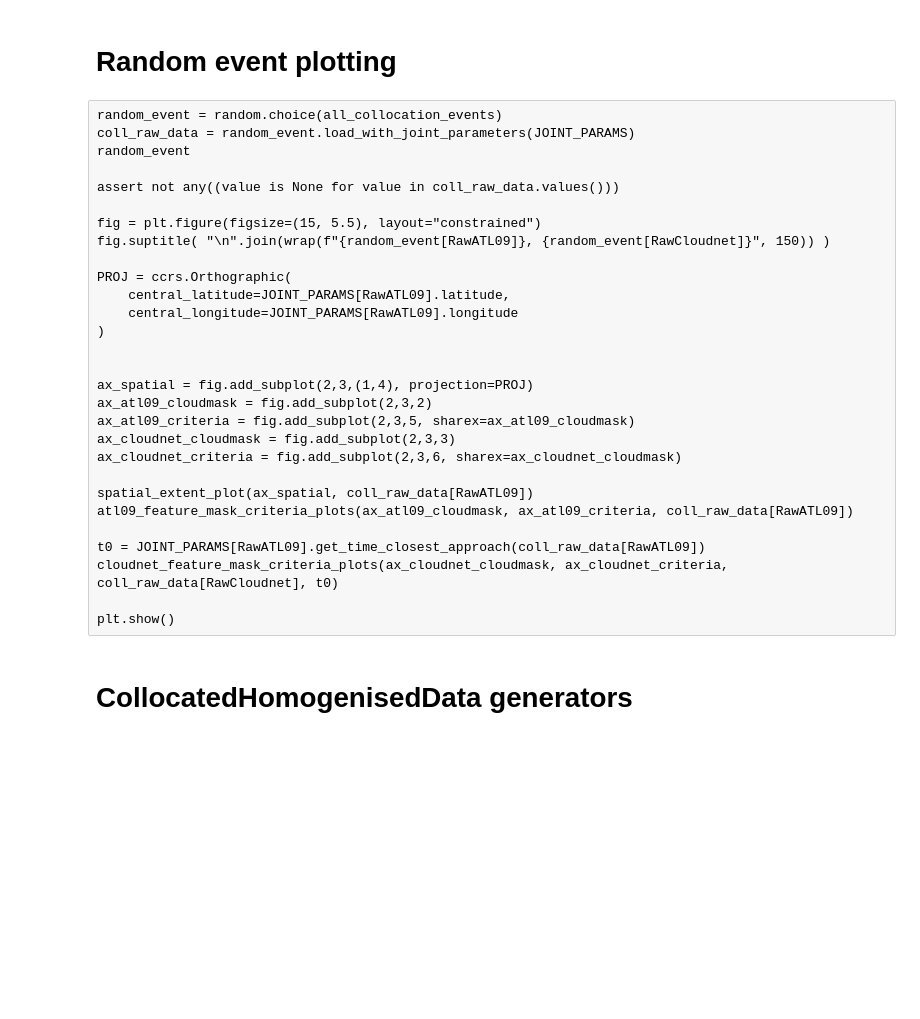
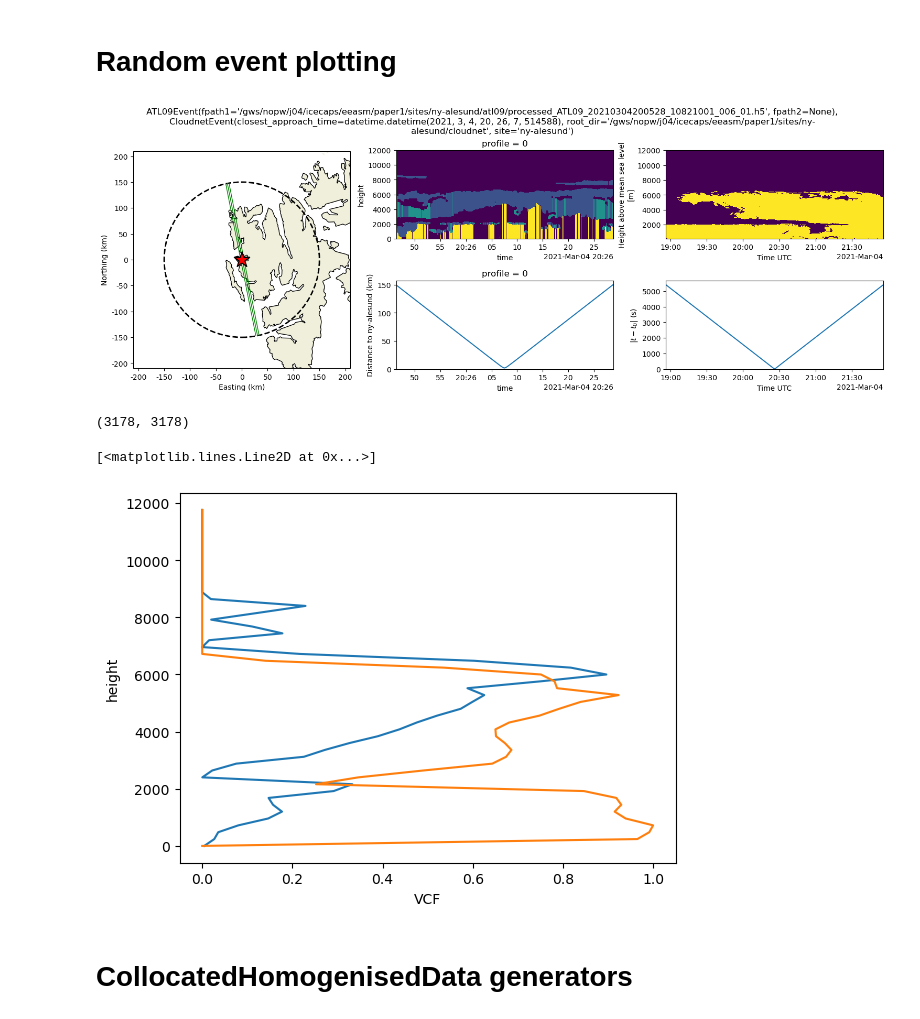
Before and after one commit to DAndrewA/sat-val-framework, a Jupyter notebook: example/local_tests/test_CollocationEventList.ipynb, the cells around one changed output. Drawn from its saved outputs; the diff is of its cells as text; code cells hidden in the pictures; blank space fills up the shorter version.

```diff
--- a/example/local_tests/test_CollocationEventList.ipynb
+++ b/example/local_tests/test_CollocationEventList.ipynb
@@ -37,7 +37,7 @@ fname_full_list
 # %% [output]
 'collocation_events_ny-alesund.pkl'
 # %%
-R_km = 75#150
+R_km = 150
 duration = dt.timedelta(hours=3)#72)
 JOINT_PARAMS = RadiusDuration({
     RawATL09: DistanceFromLocation(
@@ -166,35 +166,50 @@ def cloudnet_feature_mask_criteria_plots(ax_featuremask, ax_criteria, raw_cloudn
         ax=ax_criteria
     )
     ax_criteria.set_ylim([0, None])
-# %% [raw]
-random_event = random.choice(all_collocation_events)
-coll_raw_data = random_event.load_with_joint_parameters(JOINT_PARAMS)
-random_event
-
-assert not any((value is None for value in coll_raw_data.values()))
-
-fig = plt.figure(figsize=(15, 5.5), layout="constrained")
-fig.suptitle( "\n".join(wrap(f"{random_event[RawATL09]}, {random_event[RawCloudnet]}", 150)) )
-
-PROJ = ccrs.Orthographic(
-    central_latitude=JOINT_PARAMS[RawATL09].latitude,
-    central_longitude=JOINT_PARAMS[RawATL09].longitude
-)
-
-
-ax_spatial = fig.add_subplot(2,3,(1,4), projection=PROJ)
-ax_atl09_cloudmask = fig.add_subplot(2,3,2)
-ax_atl09_criteria = fig.add_subplot(2,3,5, sharex=ax_atl09_cloudmask)
-ax_cloudnet_cloudmask = fig.add_subplot(2,3,3)
-ax_cloudnet_criteria = fig.add_subplot(2,3,6, sharex=ax_cloudnet_cloudmask)
-
-spatial_extent_plot(ax_spatial, coll_raw_data[RawATL09])
-atl09_feature_mask_criteria_plots(ax_atl09_cloudmask, ax_atl09_criteria, coll_raw_data[RawATL09])
-
-t0 = JOINT_PARAMS[RawATL09].get_time_closest_approach(coll_raw_data[RawATL09])
-cloudnet_feature_mask_criteria_plots(ax_cloudnet_cloudmask, ax_cloudnet_criteria, coll_raw_data[RawCloudnet], t0)
-
-plt.show()
+# %%
+random_event = random.choice(all_collocation_events)
+coll_raw_data = random_event.load_with_joint_parameters(JOINT_PARAMS)
+random_event
+
+assert not any((value is None for value in coll_raw_data.values()))
+
+fig = plt.figure(figsize=(15, 5.5), layout="constrained")
+fig.suptitle( "\n".join(wrap(f"{random_event[RawATL09]}, {random_event[RawCloudnet]}", 150)) )
+
+PROJ = ccrs.Orthographic(
+    central_latitude=JOINT_PARAMS[RawATL09].latitude,
+    central_longitude=JOINT_PARAMS[RawATL09].longitude
+)
+
+
+ax_spatial = fig.add_subplot(2,3,(1,4), projection=PROJ)
+ax_atl09_cloudmask = fig.add_subplot(2,3,2)
+ax_atl09_criteria = fig.add_subplot(2,3,5, sharex=ax_atl09_cloudmask)
+ax_cloudnet_cloudmask = fig.add_subplot(2,3,3)
+ax_cloudnet_criteria = fig.add_subplot(2,3,6, sharex=ax_cloudnet_cloudmask)
+
+spatial_extent_plot(ax_spatial, coll_raw_data[RawATL09])
+atl09_feature_mask_criteria_plots(ax_atl09_cloudmask, ax_atl09_criteria, coll_raw_data[RawATL09])
+
+t0 = JOINT_PARAMS[RawATL09].get_time_closest_approach(coll_raw_data[RawATL09])
+cloudnet_feature_mask_criteria_plots(ax_cloudnet_cloudmask, ax_cloudnet_criteria, coll_raw_data[RawCloudnet], t0)
+
+plt.show()
+# %% [output]
+[figure, added]
+# %%
+ivpm = coll_raw_data[RawATL09].data.feature_mask.isnull().all(dim="height")
+n_profiles = int(ivpm.size - ivpm.sum())
+n_profiles, coll_raw_data[RawATL09].n_profiles
+# %% [output]
+(3178, 3178)
+# %%
+vcf_ = coll_raw_data.homogenise_to(vcf.VCF_240m)
+vcf_[RawATL09].data.plot(y="height")
+vcf_[RawCloudnet].data.plot(y="height")
+# %% [output]
+[<matplotlib.lines.Line2D at 0x...>]
+[figure, added]
 # %% [markdown]
 # CollocatedHomogenisedData generators
 # %% [raw]
```
Also changed, not shown: parts of 22 cells of this notebook, 1 other file.
